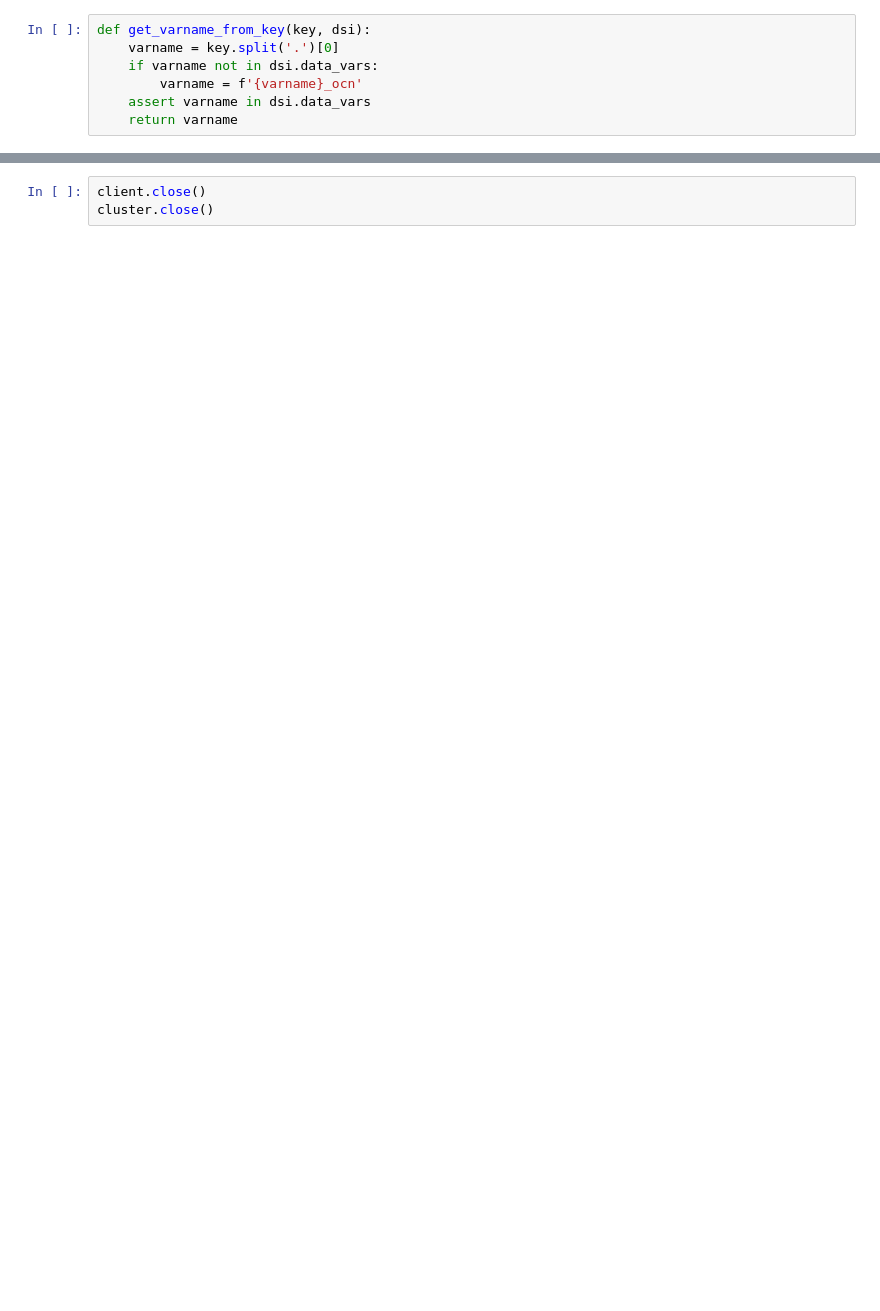
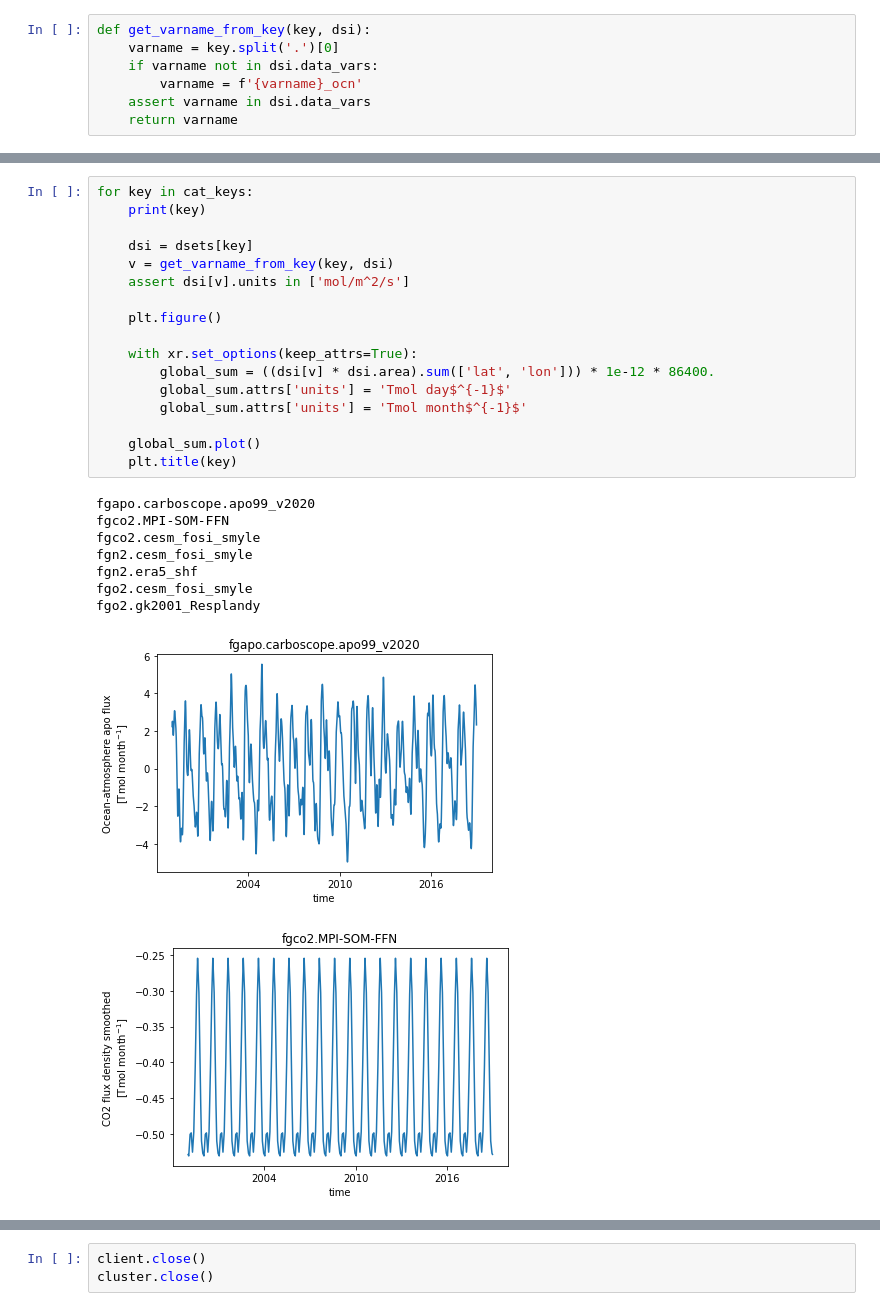
Before and after one commit to matt-long/sno-analysis, a Jupyter notebook: notebooks/publish-fluxes.ipynb, the cells around one changed output, grey strips where cells are left out. Saved outputs shown, nothing was run; the diff lists cells and outputs as text; blank space fills up the shorter version.

```diff
--- a/notebooks/publish-fluxes.ipynb
+++ b/notebooks/publish-fluxes.ipynb
@@ -118,0 +204,27 @@ masked_area.isel(region=0).plot()
+# %%
+for key in cat_keys:
+    print(key)
+
+    dsi = dsets[key]
+    v = get_varname_from_key(key, dsi)
+    assert dsi[v].units in ['mol/m^2/s']
+
+    plt.figure()
+
+    with xr.set_options(keep_attrs=True):
+        global_sum = ((dsi[v] * dsi.area).sum(['lat', 'lon'])) * 1e-12 * 86400.
+        global_sum.attrs['units'] = 'Tmol day$^{-1}$'
+        global_sum.attrs['units'] = 'Tmol month$^{-1}$'
+
+    global_sum.plot()
+    plt.title(key)
+# %% [output]
+fgapo.carboscope.apo99_v2020
+fgco2.MPI-SOM-FFN
+fgco2.cesm_fosi_smyle
+fgn2.cesm_fosi_smyle
+fgn2.era5_shf
+fgo2.cesm_fosi_smyle
+fgo2.gk2001_Resplandy
+[figure, added]
+[figure, added]
```
Also changed, not shown: parts of 11 cells of this notebook, 4 other files.
